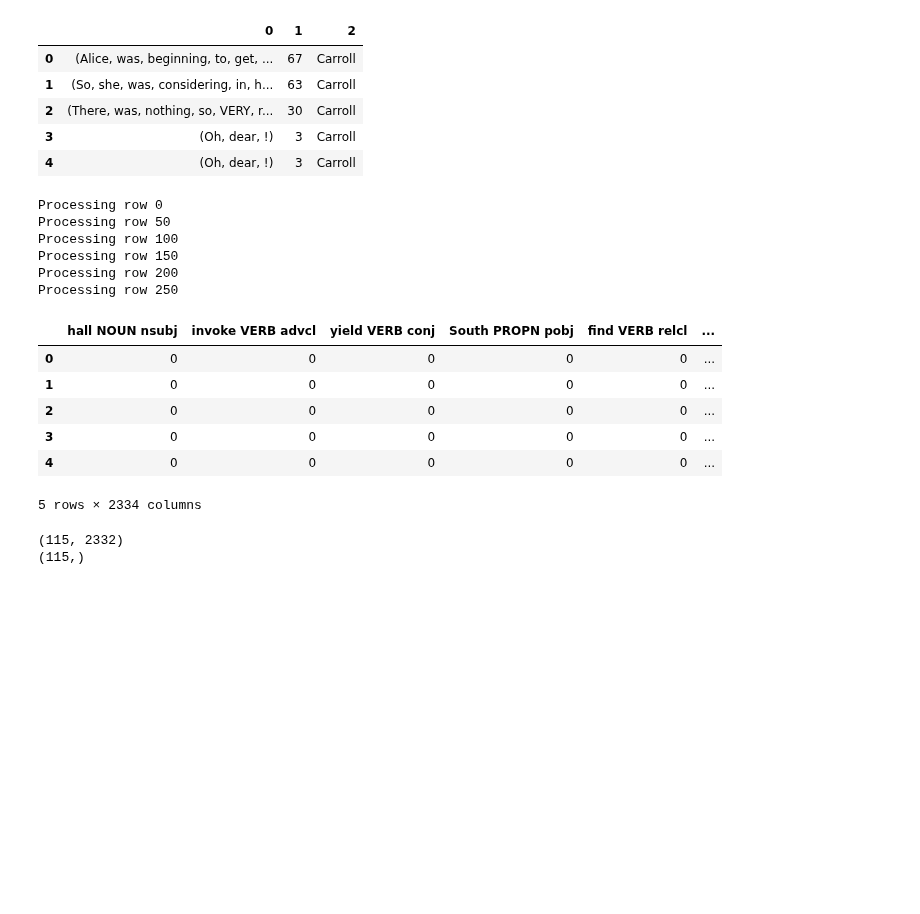
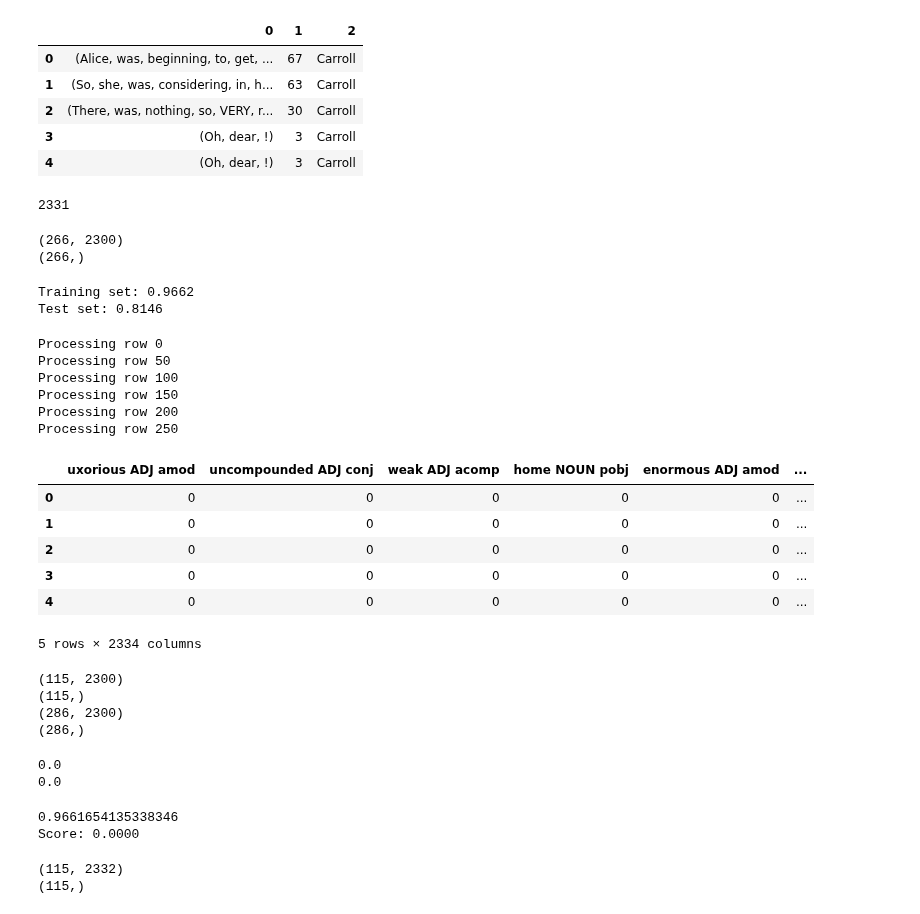
Before and after one commit to 26Jinx/Thinkful, a Jupyter notebook: Unit4/4_Natural_Language_Processing/2_Supervised_NLP.ipynb, the cells around one changed output. Saved outputs shown, nothing was run; the diff lists cells and outputs as text; code cells hidden in the pictures; blank space fills up the shorter version.

```diff
--- a/Unit4/4_Natural_Language_Processing/2_Supervised_NLP.ipynb
+++ b/Unit4/4_Natural_Language_Processing/2_Supervised_NLP.ipynb
@@ -456,13 +459,13 @@ Of Man's first disobedience, and the fruit Of that forbidden tree whose mortal t
 paradise_doc = nlp(paradise)
 # %%
 # group into sentences
-paradise_sents_mod = [[sent, len(sent), 'Milton'] for sent in paradise_doc.sents]
+paradise_sents = [[sent, len(sent), 'Milton'] for sent in paradise_doc.sents]
 # %% [markdown]
 ### Alice vs Paradise
 # %%
 # Combine the sentences from the two novels into one data frame.
-sentences_mod = pd.DataFrame(alice_sents_mod + paradise_sents_mod)
-sentences_mod.head()
+alice_paradise_sents = pd.DataFrame(alice_sents_mod + paradise_sents)
+alice_paradise_sents.head()
 # %% [output]
 |  | 0 | 1 | 2 |
 | 0 | (Alice, was, beginning, to, get, ... | 67 | Carroll |
@@ -472,26 +475,90 @@ sentences_mod.head()
 | 4 | (Oh, dear, !) | 3 | Carroll |
 # %%
 # bow for paradise and alice
-paradisewords_mod = bag_of_words_mod(paradise_doc)
-commonwords_mod = set(alicewords_mod + paradisewords_mod)
+paradisewords = bag_of_words_mod(paradise_doc)
+alice_paradise_words = set(alicewords_mod + paradisewords)
+print(len(alice_paradise_words))
+# %% [output]
+2331
+# %%
+# the number of columns for the df fitted on the model is 2508, while the no of col for in the new df is
+# 2331. We need to reconcile the difference.
+
+# we need to build a model using just the 2300 features to keep it as numerous of possible
+X_2300 = words_mod_count.drop(['text_sentence', 'text_source'], axis=1).sample(2300, axis=1)
+y_2300 = words_mod_count['text_source']
+
+X_train, X_test, y_train, y_test = train_test_split(X_2300, y_2300, test_size=0.4, random_state=0)
+
+print(X_train.shape)
+print(y_train.shape)
+# %% [output]
+(266, 2300)
+(266,)
+# %%
+# Now fit model again with slightly smaller df
+lr = LogisticRegression()
+model = lr.fit(X_train, y_train)
+print('Training set: %0.4f' % model.score(X_train, y_train))
+print('Test set: %0.4f' % model.score(X_test, y_test))
+# %% [output]
+Training set: 0.9662
+Test set: 0.8146
 # %%
 # get dataframe
-words_mod_count = bow_mod_features(sentences_mod, commonwords_mod)
-words_mod_count.head()
+alice_paradise_count = bow_mod_features(alice_paradise_sents, alice_paradise_words)
+alice_paradise_count.head()
 # %% [output]
 Processing row 0
 Processing row 50
 Processing row 100
 Processing row 150
 Processing row 200
 Processing row 250
-|  | hall NOUN nsubj | invoke VERB advcl | yield VERB conj | South PROPN pobj | find VERB relcl | ... |
+|  | uxorious ADJ amod | uncompounded ADJ conj | weak ADJ acomp | home NOUN pobj | enormous ADJ amod | ... |
 | 0 | 0 | 0 | 0 | 0 | 0 | ... |
 | 1 | 0 | 0 | 0 | 0 | 0 | ... |
 | 2 | 0 | 0 | 0 | 0 | 0 | ... |
 | 3 | 0 | 0 | 0 | 0 | 0 | ... |
 | 4 | 0 | 0 | 0 | 0 | 0 | ... |
 5 rows × 2334 columns
+# %%
+# shape alice+paradise df accordingly
+X_alice_paradise = alice_paradise_count.drop(['text_sentence', 'text_source'], axis=1).sample(2300, axis=1)
+y_alice_paradise = alice_paradise_count['text_source']
+
+X_alpar_train, X_alpar_test, y_alpar_train, y_alpar_test = train_test_split(X_alice_paradise,
+                                                                            y_alice_paradise,
+                                                                            test_size=0.4,
+                                                                            random_state=0)
+
+print(X_alpar_test.shape)
+print(y_alpar_test.shape)
+
+print(X_alice_paradise.shape)
+print(y_alice_paradise.shape)
+# %% [output]
+(115, 2300)
+(115,)
+(286, 2300)
+(286,)
+# %%
+lr = LogisticRegression()
+model2 = lr.fit(X_train, y_train)
+print(model2.score(X_alpar_train, y_alpar_train))
+print(model2.score(X_alpar_test, y_alpar_test))
+# %% [output]
+0.0
+0.0
+# %%
+# test with model
+
+
+print(model.score(X_train, y_train))
+print('Score: %0.4f' % model.score(X_alice_paradise, y_alice_paradise))
+# %% [output]
+0.9661654135338346
+Score: 0.0000
 # %%
 # create training and test sets
 X = words_mod_count.drop(['text_sentence', 'text_source'], axis=1)
```
Also changed, not shown: parts of 5 cells of this notebook.
